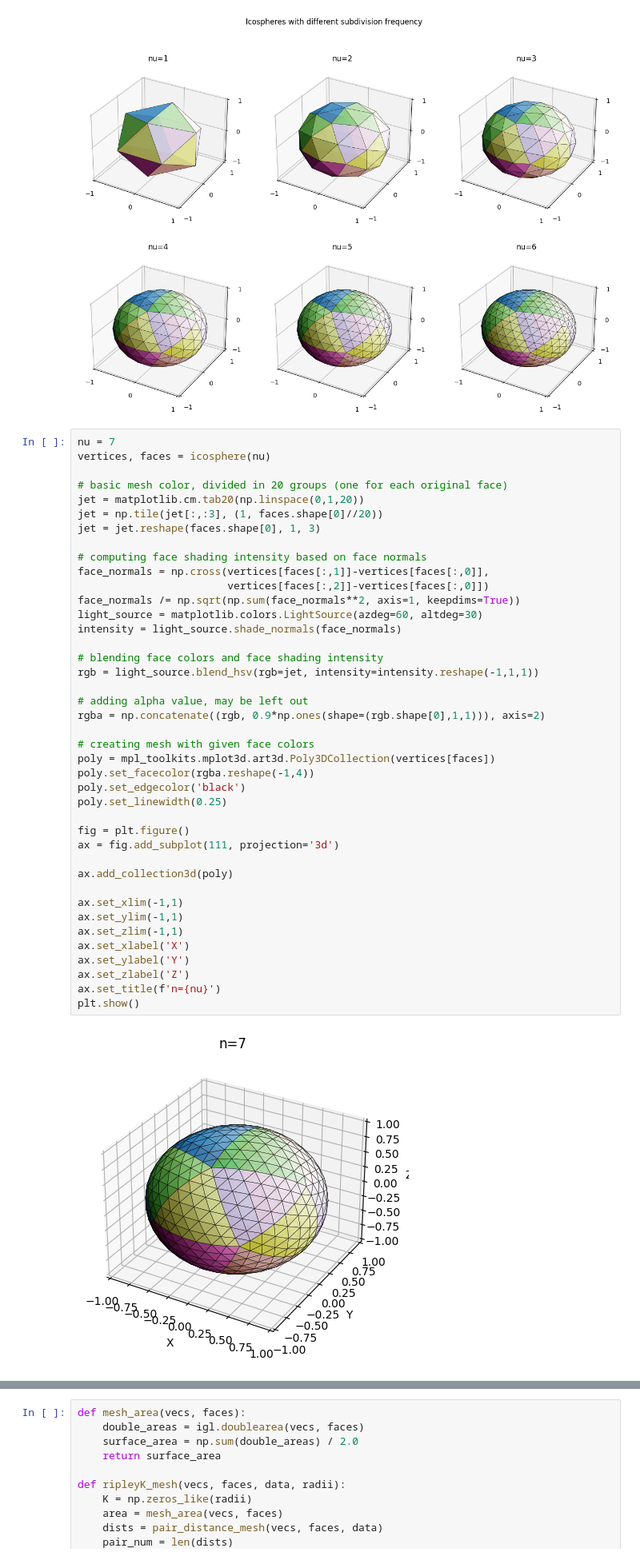
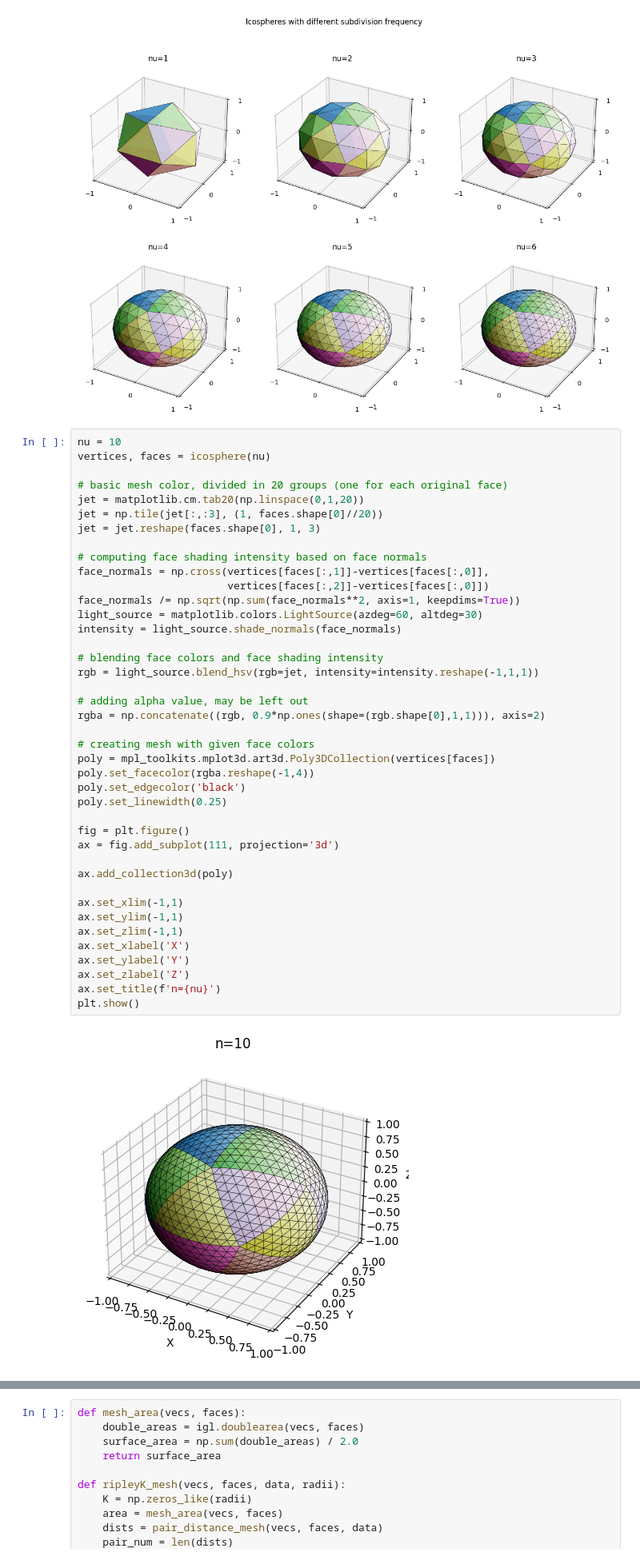
Before and after one commit to Muhanzhaokmp228/Bachelor-project, a Jupyter notebook: Code/SphereMesh.ipynb, the cells around one changed output, grey strips where cells are left out. Shown at 80% size. Drawn from its saved outputs; the diff is of its cells as text.

```diff
--- a/Code/SphereMesh.ipynb
+++ b/Code/SphereMesh.ipynb
@@ -60,7 +60,7 @@ plt.show()
 # %% [output]
 [figure]
 # %%
-nu = 7
+nu = 10
 vertices, faces = icosphere(nu)
 
 # basic mesh color, divided in 20 groups (one for each original face)
@@ -74,34 +74,34 @@ face_normals = np.cross(vertices[faces[:,1]]-vertices[faces[:,0]],
 face_normals /= np.sqrt(np.sum(face_normals**2, axis=1, keepdims=True))
 light_source = matplotlib.colors.LightSource(azdeg=60, altdeg=30)
 intensity = light_source.shade_normals(face_normals)
 
 # blending face colors and face shading intensity
 rgb = light_source.blend_hsv(rgb=jet, intensity=intensity.reshape(-1,1,1))
 
 # adding alpha value, may be left out
 rgba = np.concatenate((rgb, 0.9*np.ones(shape=(rgb.shape[0],1,1))), axis=2)
 
 # creating mesh with given face colors
 poly = mpl_toolkits.mplot3d.art3d.Poly3DCollection(vertices[faces])
 poly.set_facecolor(rgba.reshape(-1,4))
 poly.set_edgecolor('black')
 poly.set_linewidth(0.25)
 
 fig = plt.figure()
 ax = fig.add_subplot(111, projection='3d')
 
 ax.add_collection3d(poly)
 
 ax.set_xlim(-1,1)
 ax.set_ylim(-1,1)
 ax.set_zlim(-1,1)
 ax.set_xlabel('X')
 ax.set_ylabel('Y')
 ax.set_zlabel('Z')
 ax.set_title(f'n={nu}')
 plt.show()
 # %% [output]
-[figure, old version]
+[figure, new version]
 # %%
 # Geodetic distance between two points
 print(vertices.shape, faces.shape)
```
Also changed, not shown: parts of 5 cells of this notebook, 2 other files.
